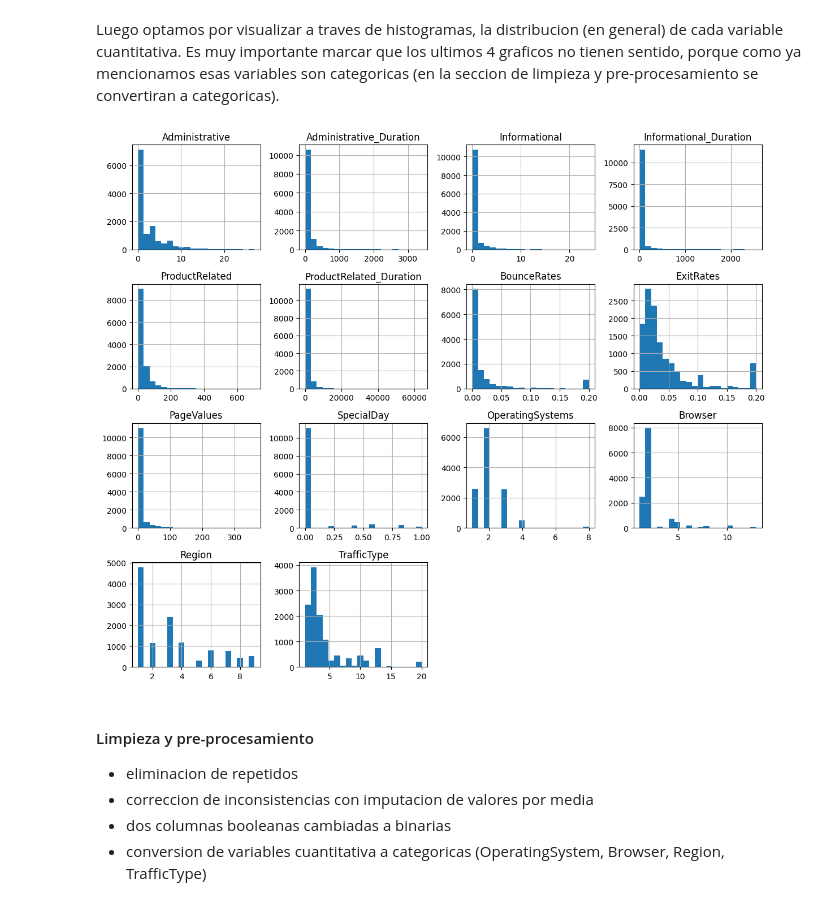
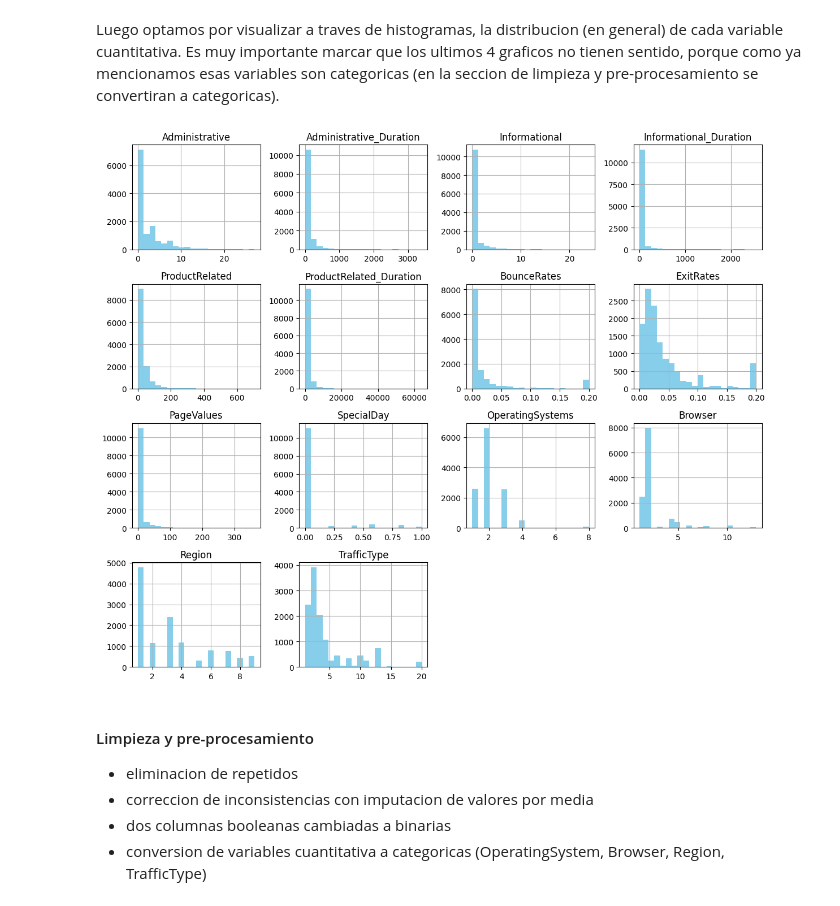
Before and after one commit to Simon22-lab/TPE-Abraham-Cisilino-2025, a Jupyter notebook: hipotesis.ipynb, the cells around one changed output. Saved outputs shown, nothing was run; the diff lists cells and outputs as text; code cells hidden in the pictures.

```diff
--- a/hipotesis.ipynb
+++ b/hipotesis.ipynb
@@ -253,11 +268,11 @@ plt.show()
 # %% [markdown]
 Luego optamos por visualizar a traves de histogramas, la distribucion (en general) de cada variable cuantitativa. Es muy importante marcar que los ultimos 4 graficos no tienen sentido, porque como ya mencionamos esas variables son categoricas (en la seccion de limpieza y pre-procesamiento se convertiran a categoricas).
 # %%
-dataset_compras.hist(figsize=(12, 10), bins=20)
+dataset_compras.hist(figsize=(12, 10), bins=20,color = ['skyblue'])
 plt.tight_layout()
 plt.show()
 # %% [output]
-[figure, old version]
+[figure, new version]
 # %% [markdown]
 #### Limpieza y pre-procesamiento
 - eliminacion de repetidos
```
Also changed, not shown: parts of 18 cells of this notebook, 2 other files.
